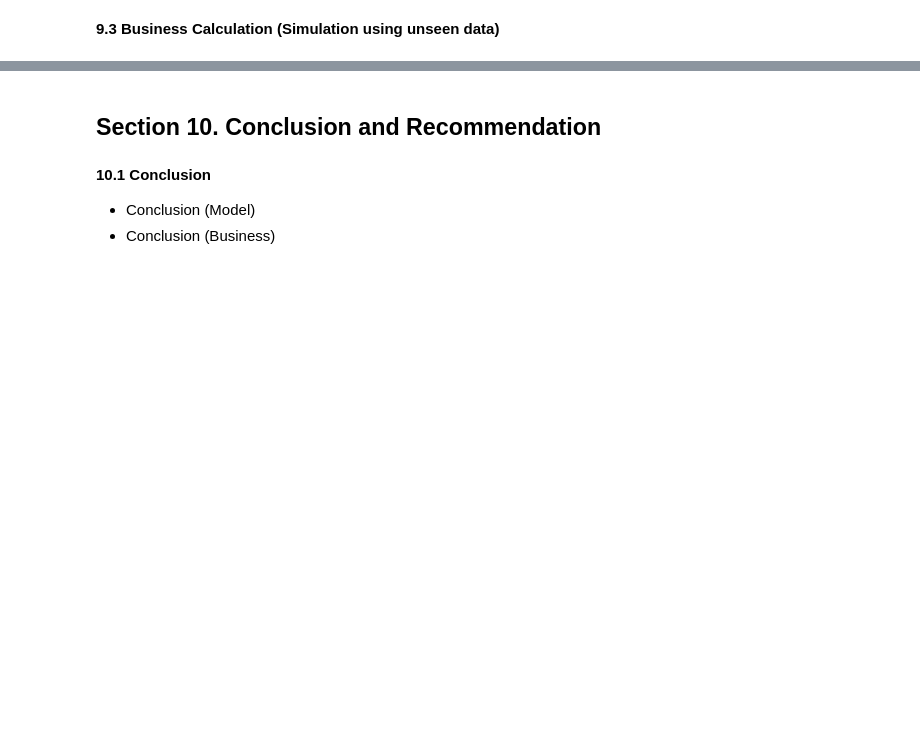
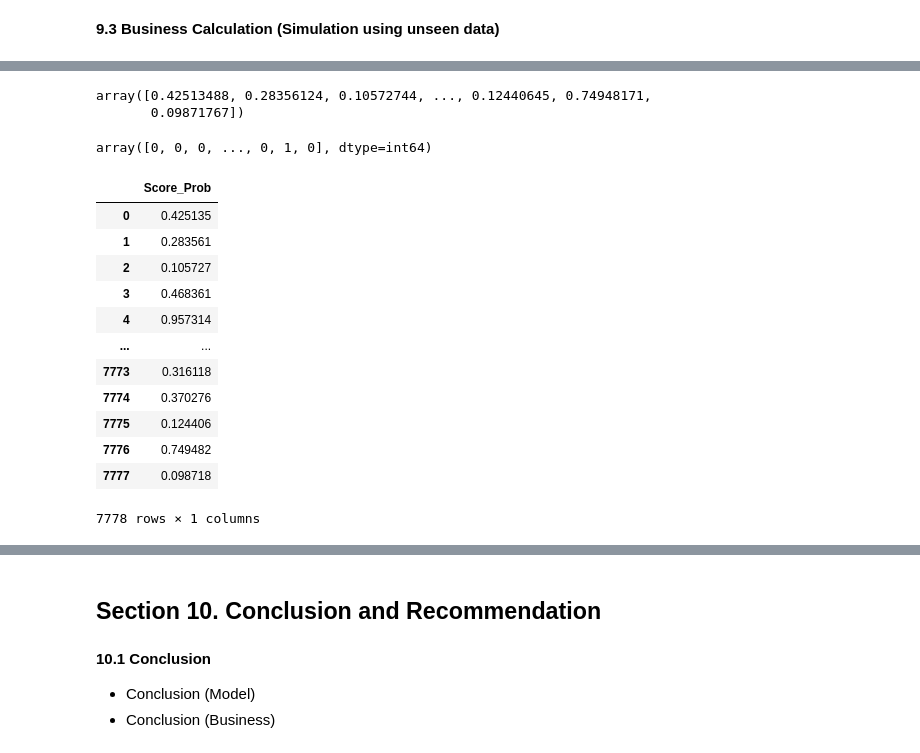
Before and after one commit to Faizism/travel_insurance, a Jupyter notebook: notebooks/2.0 refined-transformation.ipynb, the cells around one changed output, grey strips where cells are left out. Cells and saved outputs as stored; diff of their text form; code cells hidden in the pictures; blank space fills up the shorter version.

```diff
--- a/notebooks/2.0 refined-transformation.ipynb
+++ b/notebooks/2.0 refined-transformation.ipynb
@@ -2045,0 +2171,28 @@ pickle.dump(best_model, open("logit-final-clf_calibrated-080.sav", 'wb'))
+# %%
+# Map categorical features to numeric
+X_unseen['category_age'] = X_unseen['category_age'].map({
+    'Kid': 0, '<17': 0,
+    'Young': 1, '18-30': 1,
+    'Mature': 2, '31-50': 2,
+    'Senior': 3, '51-60': 3,
+    '60+': 4
+})
+
+X_unseen['category_duration'] = X_unseen['category_duration'].map({
+    '< 1 week': 0, '<1 week': 0,
+    '1-2 weeks': 1,
+    '2-3 weeks': 2,
+    '3-4 weeks': 3,
+    '1-2 months': 4,
+    '2-3 months': 5,
+    '>3 months': 6
+})
+
+X_unseen['Continent'] = X_unseen['Continent'].map({
+    'Africa': 0,
+    'Asia': 1,
+    'Europe': 2,
+    'North America': 3,
+    'Oceania': 4,
+    'South America': 5
+})
@@ -2045,0 +2225,27 @@ pickle.dump(best_model, open("logit-final-clf_calibrated-080.sav", 'wb'))
+# %%
+y_unseen_score_prob
+# %% [output]
+array([0.42513488, 0.28356124, 0.10572744, ..., 0.12440645, 0.74948171,
+       0.09871767])
+# %%
+y_unseen_score
+# %% [output]
+array([0, 0, 0, ..., 0, 1, 0], dtype=int64)
+# %%
+# Convert to DataFrame
+y_unseen_predict = pd.DataFrame(y_unseen_score_prob, columns=["Score_Prob"])
+y_unseen_predict
+# %% [output]
+|  | Score_Prob |
+| 0 | 0.425135 |
+| 1 | 0.283561 |
+| 2 | 0.105727 |
+| 3 | 0.468361 |
+| 4 | 0.957314 |
+| ... | ... |
+| 7773 | 0.316118 |
+| 7774 | 0.370276 |
+| 7775 | 0.124406 |
+| 7776 | 0.749482 |
+| 7777 | 0.098718 |
+7778 rows × 1 columns
```
Also changed, not shown: parts of 32 cells of this notebook.
